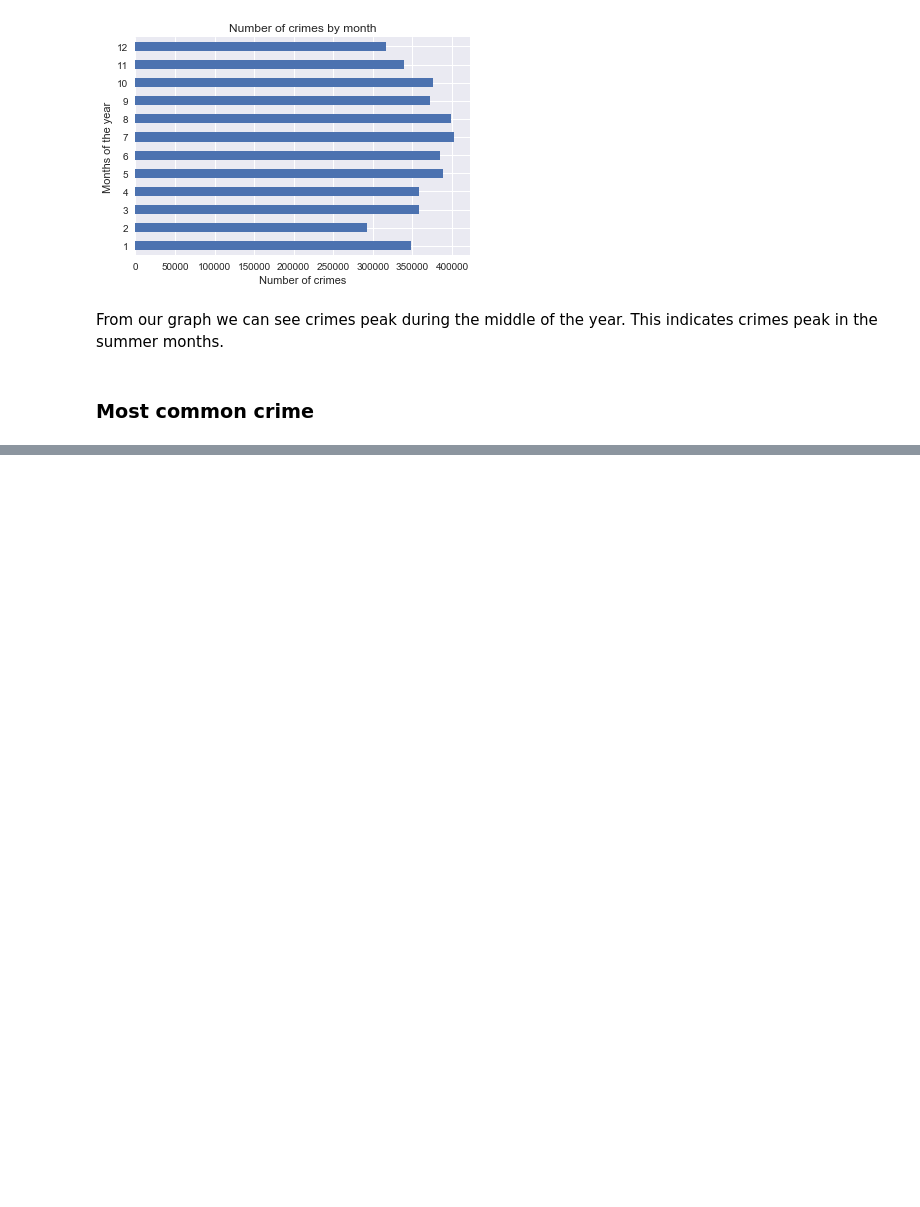
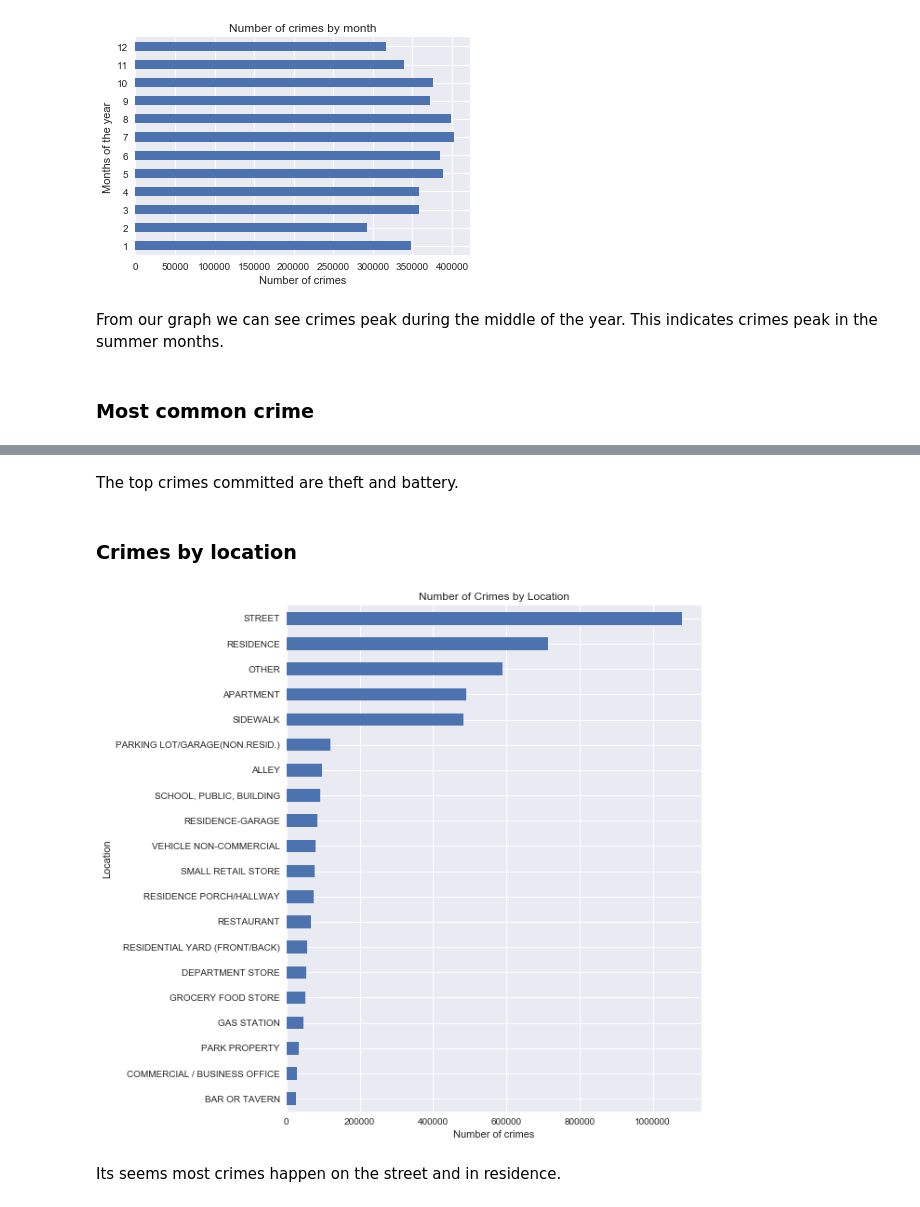
Before and after one commit to mwon3919/Data_Science_Projects, a Jupyter notebook: Crimes_Chicago/Chicago Crime Data Analysis.ipynb, the cells around one changed output, grey strips where cells are left out. Cells and saved outputs as stored; diff of their text form; code cells hidden in the pictures; blank space fills up the shorter version.

```diff
--- a/Crimes_Chicago/Chicago Crime Data Analysis.ipynb
+++ b/Crimes_Chicago/Chicago Crime Data Analysis.ipynb
@@ -259,0 +269,15 @@ From our graph we can see crimes peak during the middle of the year. This indica
+# %% [markdown]
+The top crimes committed are theft and battery.
+# %% [markdown]
+### Crimes by location
+# %%
+plt.figure(figsize=(8,10))
+crimes.groupby([crimes['Location Description']]).size().sort_values(ascending=True).plot(kind='barh')
+plt.title('Number of Crimes by Location')
+plt.xlabel('Number of crimes')
+plt.ylabel('Location')
+plt.show()
+# %% [output]
+[figure, added]
+# %% [markdown]
+Its seems most crimes happen on the street and in residence.
```
Also changed, not shown: parts of 7 cells of this notebook.
